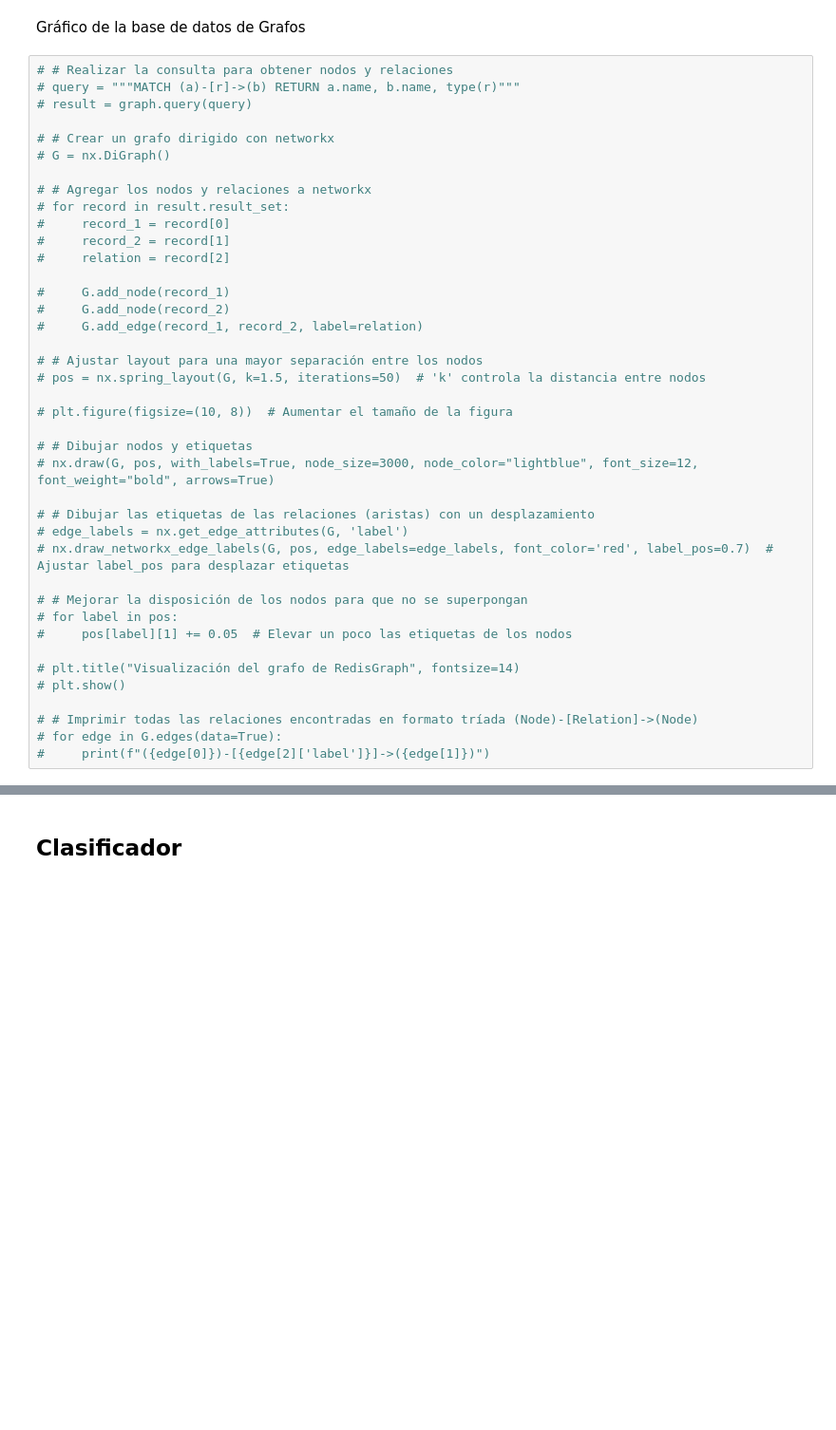
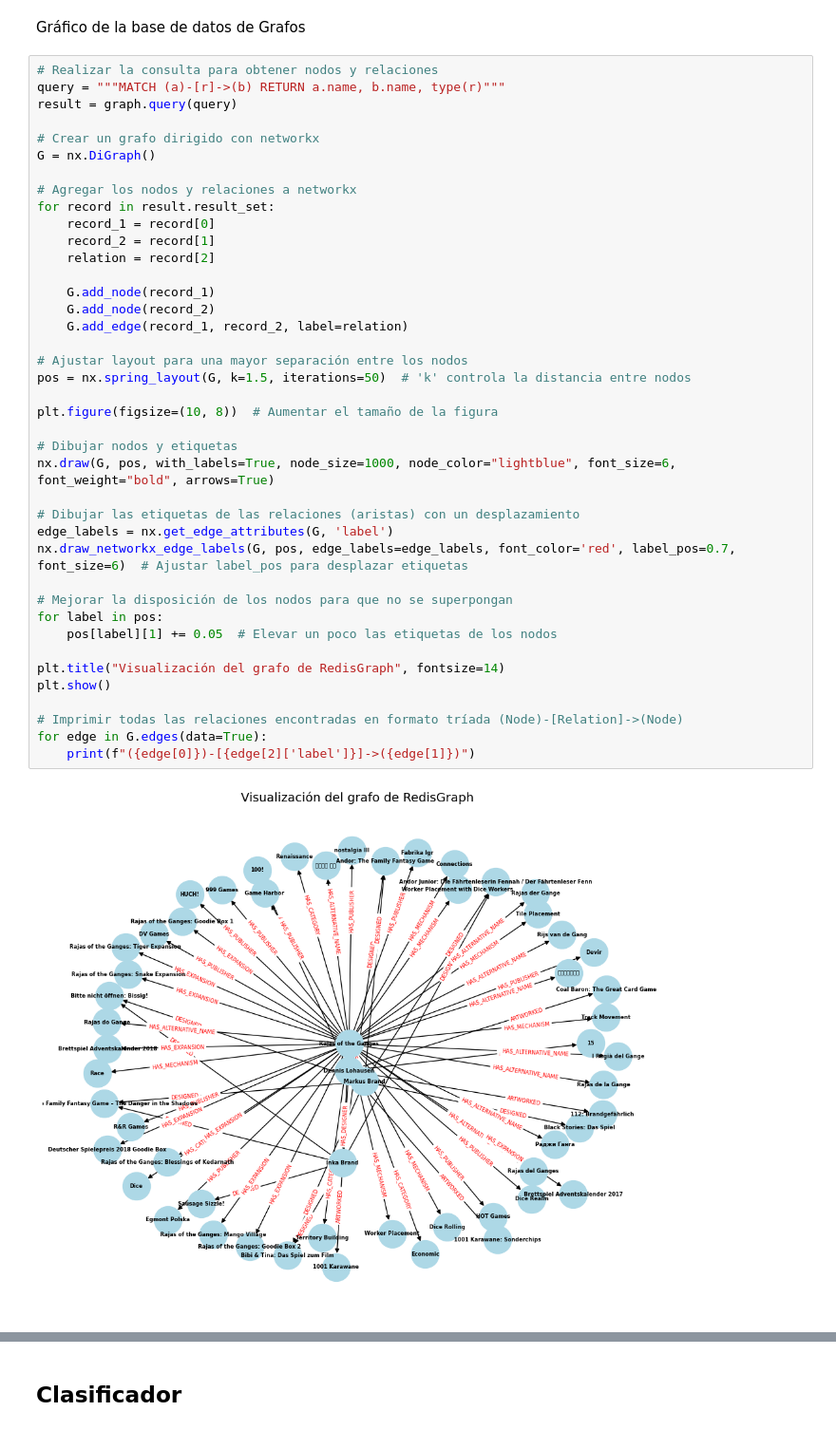
Before and after one commit to Xaznog/TUIA_PLN, a Jupyter notebook: TP N°2 - Asad/PLN_TUIA_Asad_TP2.ipynb, the cells around one changed output, grey strips where cells are left out. Shown: that part at 95% size. Saved outputs shown, nothing was run; the diff lists cells and outputs as text; blank space fills up the shorter version.

```diff
--- a/TP N°2 - Asad/PLN_TUIA_Asad_TP2.ipynb
+++ b/TP N°2 - Asad/PLN_TUIA_Asad_TP2.ipynb
@@ -662,42 +662,44 @@ Pruebas sobre la base de datos de Grafos
 # %% [markdown]
 Gráfico de la base de datos de Grafos
 # %%
-# # Realizar la consulta para obtener nodos y relaciones
-# query = """MATCH (a)-[r]->(b) RETURN a.name, b.name, type(r)"""
-# result = graph.query(query)
+# Realizar la consulta para obtener nodos y relaciones
+query = """MATCH (a)-[r]->(b) RETURN a.name, b.name, type(r)"""
+result = graph.query(query)
 
-# # Crear un grafo dirigido con networkx
-# G = nx.DiGraph()
+# Crear un grafo dirigido con networkx
+G = nx.DiGraph()
 
-# # Agregar los nodos y relaciones a networkx
-# for record in result.result_set:
-#     record_1 = record[0]
-#     record_2 = record[1]
-#     relation = record[2]
+# Agregar los nodos y relaciones a networkx
+for record in result.result_set:
+    record_1 = record[0]
+    record_2 = record[1]
+    relation = record[2]
 
-#     G.add_node(record_1)
-#     G.add_node(record_2)
-#     G.add_edge(record_1, record_2, label=relation)
+    G.add_node(record_1)
+    G.add_node(record_2)
+    G.add_edge(record_1, record_2, label=relation)
 
-# # Ajustar layout para una mayor separación entre los nodos
-# pos = nx.spring_layout(G, k=1.5, iterations=50)  # 'k' controla la distancia entre nodos
+# Ajustar layout para una mayor separación entre los nodos
+pos = nx.spring_layout(G, k=1.5, iterations=50)  # 'k' controla la distancia entre nodos
 
-# plt.figure(figsize=(10, 8))  # Aumentar el tamaño de la figura
+plt.figure(figsize=(10, 8))  # Aumentar el tamaño de la figura
 
-# # Dibujar nodos y etiquetas
-# nx.draw(G, pos, with_labels=True, node_size=3000, node_color="lightblue", font_size=12, font_weight="bold", arrows=True)
+# Dibujar nodos y etiquetas
+nx.draw(G, pos, with_labels=True, node_size=1000, node_color="lightblue", font_size=6, font_weight="bold", arrows=True)
 
-# # Dibujar las etiquetas de las relaciones (aristas) con un desplazamiento
-# edge_labels = nx.get_edge_attributes(G, 'label')
-# nx.draw_networkx_edge_labels(G, pos, edge_labels=edge_labels, font_color='red', label_pos=0.7)  # Ajustar label_pos para desplazar etiquetas
+# Dibujar las etiquetas de las relaciones (aristas) con un desplazamiento
+edge_labels = nx.get_edge_attributes(G, 'label')
+nx.draw_networkx_edge_labels(G, pos, edge_labels=edge_labels, font_color='red', label_pos=0.7, font_size=6)  # Ajustar label_pos para desplazar etiquetas
 
-# # Mejorar la disposición de los nodos para que no se superpongan
-# for label in pos:
-#     pos[label][1] += 0.05  # Elevar un poco las etiquetas de los nodos
+# Mejorar la disposición de los nodos para que no se superpongan
+for label in pos:
+    pos[label][1] += 0.05  # Elevar un poco las etiquetas de los nodos
 
-# plt.title("Visualización del grafo de RedisGraph", fontsize=14)
-# plt.show()
+plt.title("Visualización del grafo de RedisGraph", fontsize=14)
+plt.show()
 
-# # Imprimir todas las relaciones encontradas en formato tríada (Node)-[Relation]->(Node)
-# for edge in G.edges(data=True):
-#     print(f"({edge[0]})-[{edge[2]['label']}]->({edge[1]})")
+# Imprimir todas las relaciones encontradas en formato tríada (Node)-[Relation]->(Node)
+for edge in G.edges(data=True):
+    print(f"({edge[0]})-[{edge[2]['label']}]->({edge[1]})")
+# %% [output]
+[figure, added]
```
Also changed, not shown: parts of 3 cells of this notebook, 2 other files.
